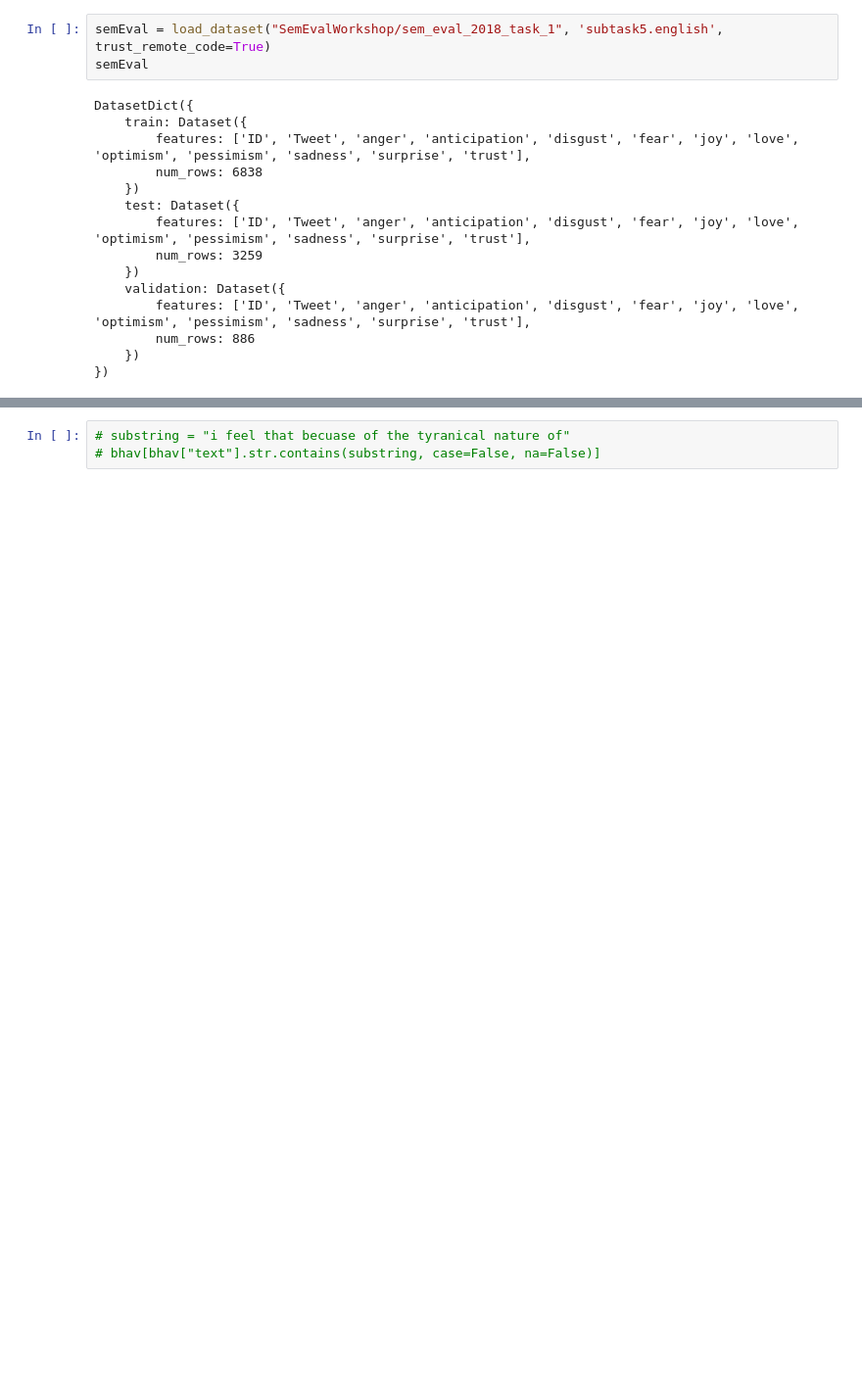
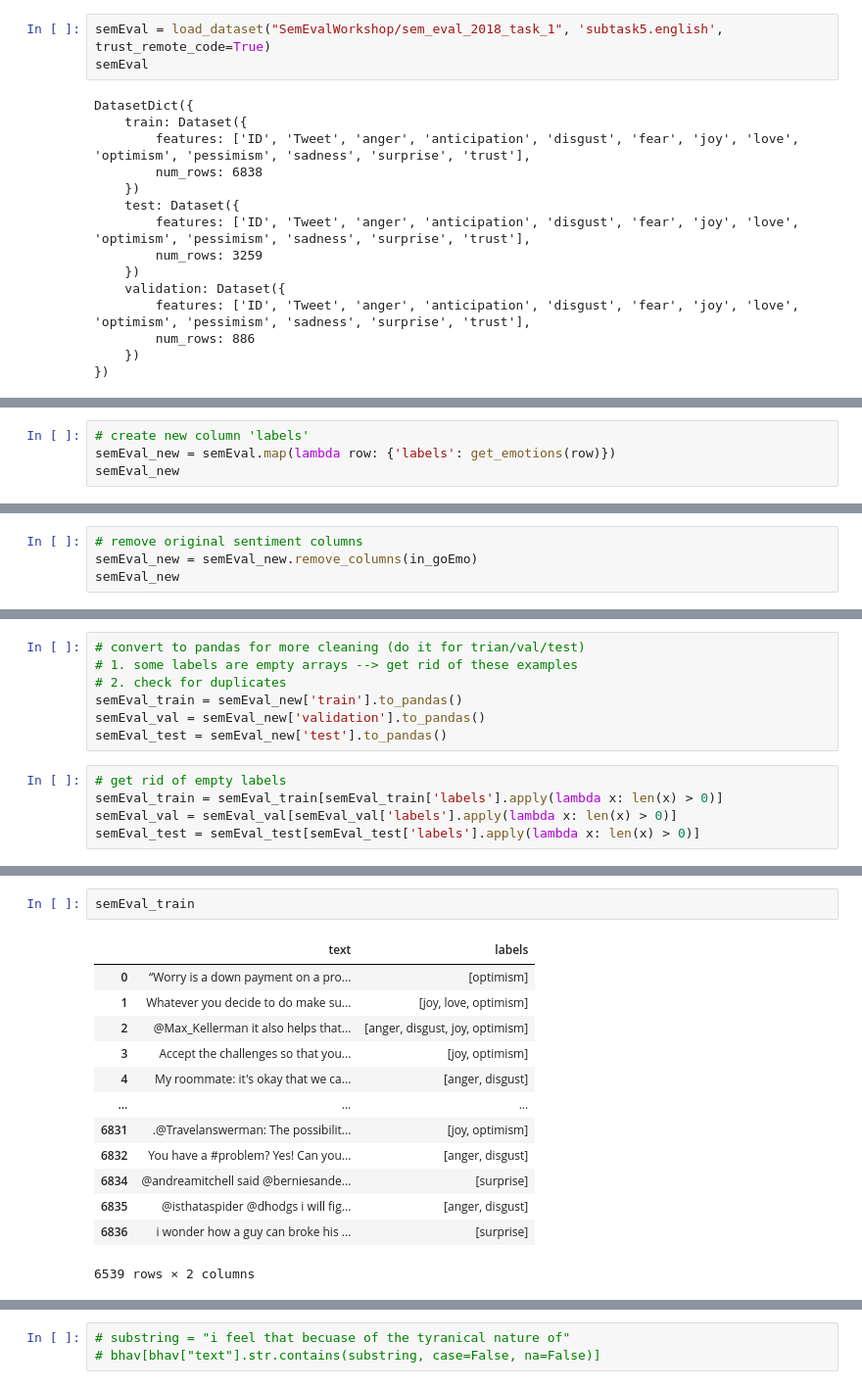
Before and after one commit to skcode0/saai, a Jupyter notebook: data_processing.ipynb, the cells around one changed output, grey strips where cells are left out. Shown at 98% size. Drawn from its saved outputs; the diff is of its cells as text; blank space fills up the shorter version.

Commit message:
semEval dataset cleaned and saved

```diff
--- a/data_processing.ipynb
+++ b/data_processing.ipynb
@@ -265,0 +339,4 @@ DatasetDict({
+# %%
+# create new column 'labels'
+semEval_new = semEval.map(lambda row: {'labels': get_emotions(row)})
+semEval_new
@@ -265,0 +358,4 @@ DatasetDict({
+# %%
+# remove original sentiment columns
+semEval_new = semEval_new.remove_columns(in_goEmo)
+semEval_new
@@ -265,0 +377,12 @@ DatasetDict({
+# %%
+# convert to pandas for more cleaning (do it for trian/val/test)
+# 1. some labels are empty arrays --> get rid of these examples
+# 2. check for duplicates
+semEval_train = semEval_new['train'].to_pandas()
+semEval_val = semEval_new['validation'].to_pandas()
+semEval_test = semEval_new['test'].to_pandas()
+# %%
+# get rid of empty labels
+semEval_train = semEval_train[semEval_train['labels'].apply(lambda x: len(x) > 0)]
+semEval_val = semEval_val[semEval_val['labels'].apply(lambda x: len(x) > 0)]
+semEval_test = semEval_test[semEval_test['labels'].apply(lambda x: len(x) > 0)]
@@ -265,0 +400,16 @@ DatasetDict({
+# %%
+semEval_train
+# %% [output]
+|  | text | labels |
+| 0 | “Worry is a down payment on a pro... | [optimism] |
+| 1 | Whatever you decide to do make su... | [joy, love, optimism] |
+| 2 | @Max_Kellerman it also helps that... | [anger, disgust, joy, optimism] |
+| 3 | Accept the challenges so that you... | [joy, optimism] |
+| 4 | My roommate: it's okay that we ca... | [anger, disgust] |
+| ... | ... | ... |
+| 6831 | .@Travelanswerman: The possibilit... | [joy, optimism] |
+| 6832 | You have a #problem? Yes! Can you... | [anger, disgust] |
+| 6834 | @andreamitchell said @berniesande... | [surprise] |
+| 6835 | @isthataspider @dhodgs i will fig... | [anger, disgust] |
+| 6836 | i wonder how a guy can broke his ... | [surprise] |
+6539 rows × 2 columns
```
Also changed, not shown: parts of 15 cells of this notebook, 11 other files.
